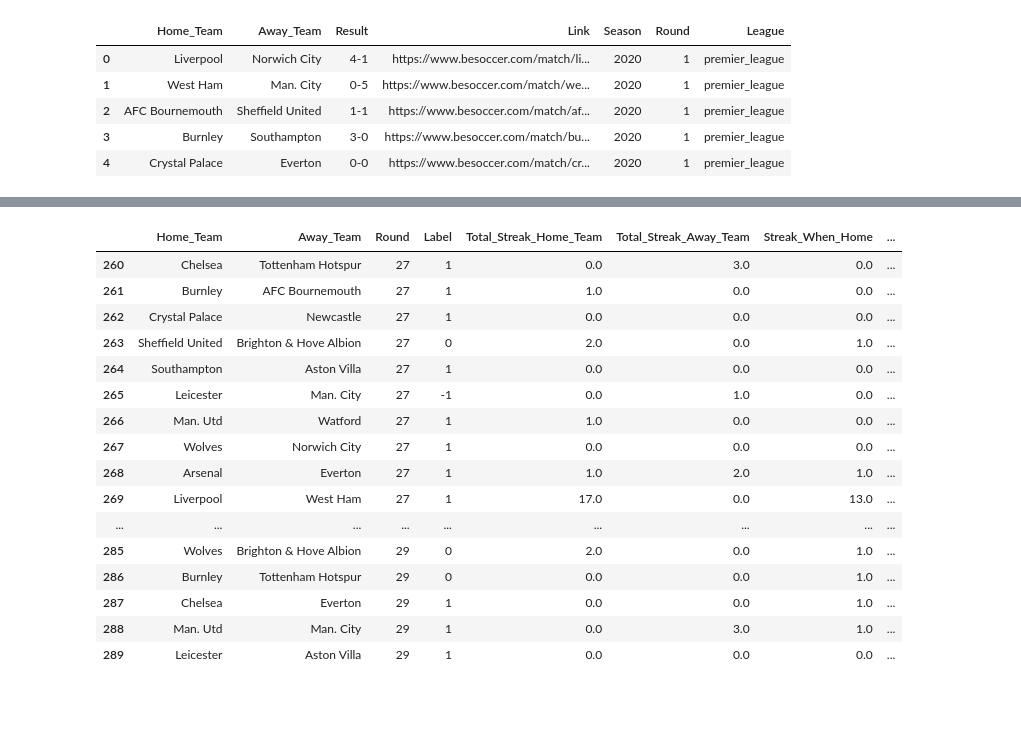
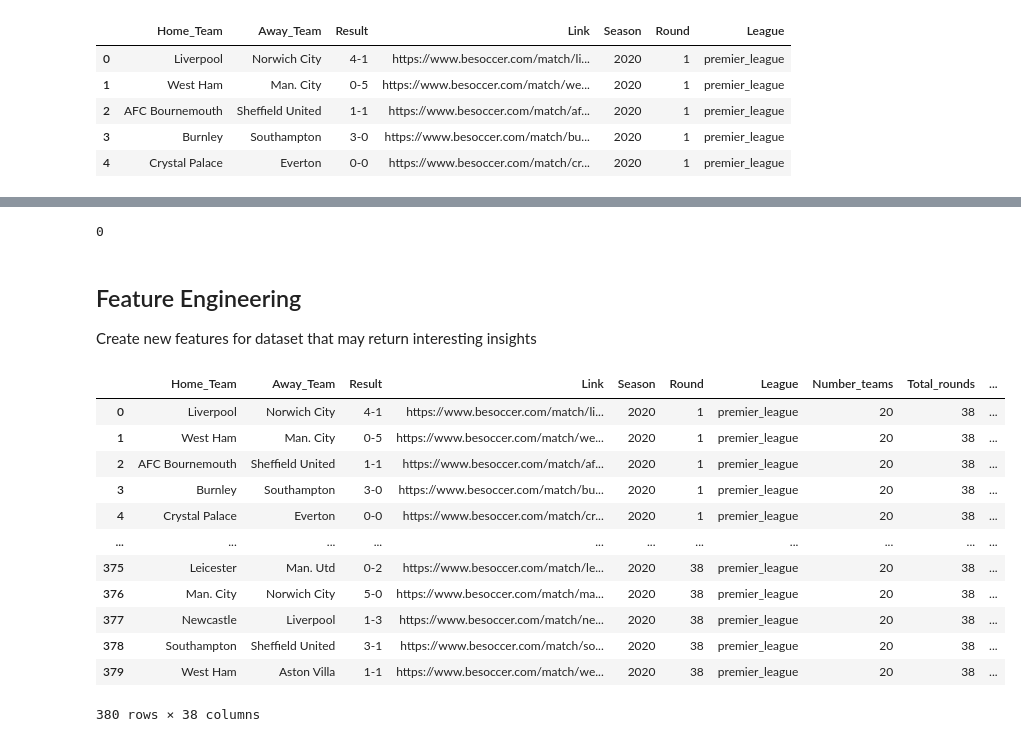
Before and after one commit to armanh3k/Football-Outcome-Predictions, a Jupyter notebook: analysis.ipynb, the cells around one changed output, grey strips where cells are left out. Drawn from its saved outputs; the diff is of its cells as text; code cells hidden in the pictures; blank space fills up the shorter version.

Commit message:
Deal with null and missing values

```diff
--- a/analysis.ipynb
+++ b/analysis.ipynb
@@ -32,3 +45,12 @@ pl_results.head()
+# %%
+# get total number of missing values
+pl_results.isnull().sum().sum()
+# %% [output]
+0
+# %% [markdown]
+## Feature Engineering
+
+Create new features for dataset that may return interesting insights
 # %%
 # Extract ELO of each team
 elo_list_raw = pickle.load(open('/home/arman/Documents/AiCore/projects/football/Football-Outcome-Predictions/datasets/elo_dict.pkl', 'rb'))
@@ -532,36 +554,33 @@ def total_streaks(results_table):
 # %%
 year = 2020
 pl_results = pd.read_csv(f"Football-Dataset/premier_league/Results_{year}_premier_league.csv")
 
-
+pl_results = number_of_teams(pl_results)
+pl_results = total_rounds(pl_results)
+pl_results = home_away_goals(pl_results)
+pl_results = win_loss_draw(pl_results)
 pl_results = add_elo(pl_results)
-pl_results = win_loss_draw(pl_results)
 pl_results = total_streaks(pl_results)
 pl_results = total_result(pl_results)
-pl_results = number_of_teams(pl_results)
 pl_results = points_position(pl_results)
 pl_results = total_goals(pl_results)
 
 
 
-x = pl_results.drop(["Result", "Link", "Season", "League", "Elo_home", "Elo_away", "Number_teams", "Home_Goals", "Away_Goals", "Points_Home", "Points_Away", "Position_Home", "Position_Away", "Total_Goals_For_Home_Team", "Total_Goals_Against_Home_Team", "Total_Goals_For_Away_Team", "Total_Goals_Against_Away_Team"], axis="columns")
+#x = pl_results.drop(["Result", "Link", "Season", "League", "Elo_home", "Elo_away", "Number_teams", "Home_Goals", "Away_Goals", "Points_Home", "Points_Away", "Position_Home", "Position_Away", "Total_Goals_For_Home_Team", "Total_Goals_Against_Home_Team", "Total_Goals_For_Away_Team", "Total_Goals_Against_Away_Team"], axis="columns")
 
-x[260:290]
+pl_results
 # %% [output]
-|  | Home_Team | Away_Team | Round | Label | Total_Streak_Home_Team | Total_Streak_Away_Team | Streak_When_Home | ... |
-| 260 | Chelsea | Tottenham Hotspur | 27 | 1 | 0.0 | 3.0 | 0.0 | ... |
-| 261 | Burnley | AFC Bournemouth | 27 | 1 | 1.0 | 0.0 | 0.0 | ... |
-| 262 | Crystal Palace | Newcastle | 27 | 1 | 0.0 | 0.0 | 0.0 | ... |
-| 263 | Sheffield United | Brighton & Hove Albion | 27 | 0 | 2.0 | 0.0 | 1.0 | ... |
-| 264 | Southampton | Aston Villa | 27 | 1 | 0.0 | 0.0 | 0.0 | ... |
-| 265 | Leicester | Man. City | 27 | -1 | 0.0 | 1.0 | 0.0 | ... |
-| 266 | Man. Utd | Watford | 27 | 1 | 1.0 | 0.0 | 0.0 | ... |
-| 267 | Wolves | Norwich City | 27 | 1 | 0.0 | 0.0 | 0.0 | ... |
-| 268 | Arsenal | Everton | 27 | 1 | 1.0 | 2.0 | 1.0 | ... |
-| 269 | Liverpool | West Ham | 27 | 1 | 17.0 | 0.0 | 13.0 | ... |
-| ... | ... | ... | ... | ... | ... | ... | ... | ... |
-| 285 | Wolves | Brighton & Hove Albion | 29 | 0 | 2.0 | 0.0 | 1.0 | ... |
-| 286 | Burnley | Tottenham Hotspur | 29 | 0 | 0.0 | 0.0 | 1.0 | ... |
-| 287 | Chelsea | Everton | 29 | 1 | 0.0 | 0.0 | 1.0 | ... |
-| 288 | Man. Utd | Man. City | 29 | 1 | 0.0 | 3.0 | 1.0 | ... |
-| 289 | Leicester | Aston Villa | 29 | 1 | 0.0 | 0.0 | 0.0 | ... |
+|  | Home_Team | Away_Team | Result | Link | Season | Round | League | Number_teams | Total_rounds | ... |
+| 0 | Liverpool | Norwich City | 4-1 | https://www.besoccer.com/match/li... | 2020 | 1 | premier_league | 20 | 38 | ... |
+| 1 | West Ham | Man. City | 0-5 | https://www.besoccer.com/match/we... | 2020 | 1 | premier_league | 20 | 38 | ... |
+| 2 | AFC Bournemouth | Sheffield United | 1-1 | https://www.besoccer.com/match/af... | 2020 | 1 | premier_league | 20 | 38 | ... |
+| 3 | Burnley | Southampton | 3-0 | https://www.besoccer.com/match/bu... | 2020 | 1 | premier_league | 20 | 38 | ... |
+| 4 | Crystal Palace | Everton | 0-0 | https://www.besoccer.com/match/cr... | 2020 | 1 | premier_league | 20 | 38 | ... |
+| ... | ... | ... | ... | ... | ... | ... | ... | ... | ... | ... |
+| 375 | Leicester | Man. Utd | 0-2 | https://www.besoccer.com/match/le... | 2020 | 38 | premier_league | 20 | 38 | ... |
+| 376 | Man. City | Norwich City | 5-0 | https://www.besoccer.com/match/ma... | 2020 | 38 | premier_league | 20 | 38 | ... |
+| 377 | Newcastle | Liverpool | 1-3 | https://www.besoccer.com/match/ne... | 2020 | 38 | premier_league | 20 | 38 | ... |
+| 378 | Southampton | Sheffield United | 3-1 | https://www.besoccer.com/match/so... | 2020 | 38 | premier_league | 20 | 38 | ... |
+| 379 | West Ham | Aston Villa | 1-1 | https://www.besoccer.com/match/we... | 2020 | 38 | premier_league | 20 | 38 | ... |
+380 rows × 38 columns
```
Also changed, not shown: parts of 3 cells of this notebook.
